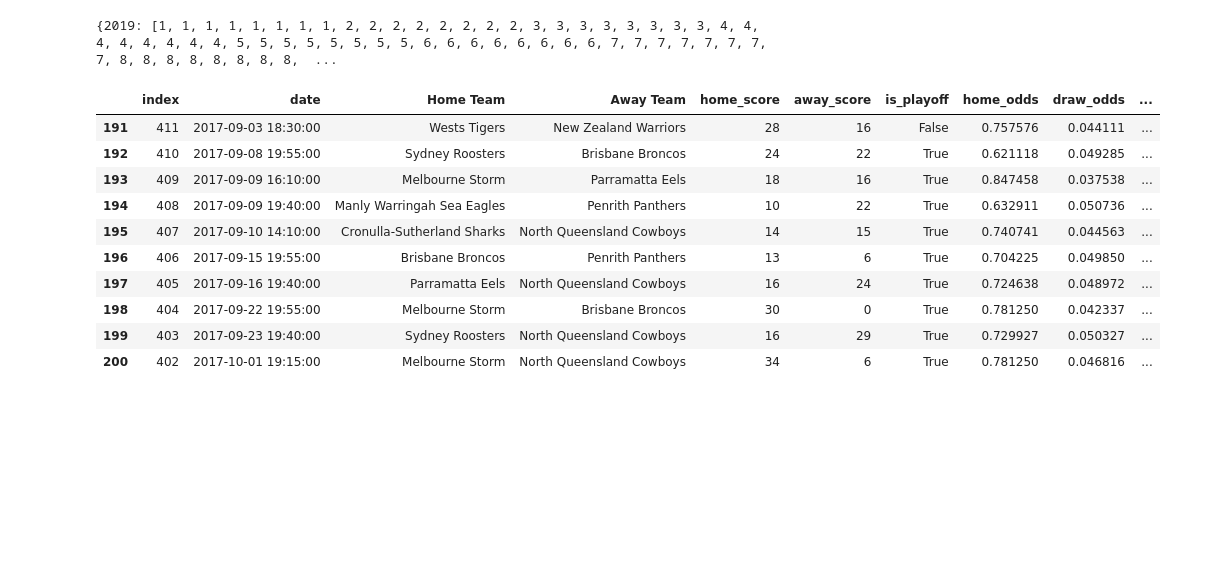
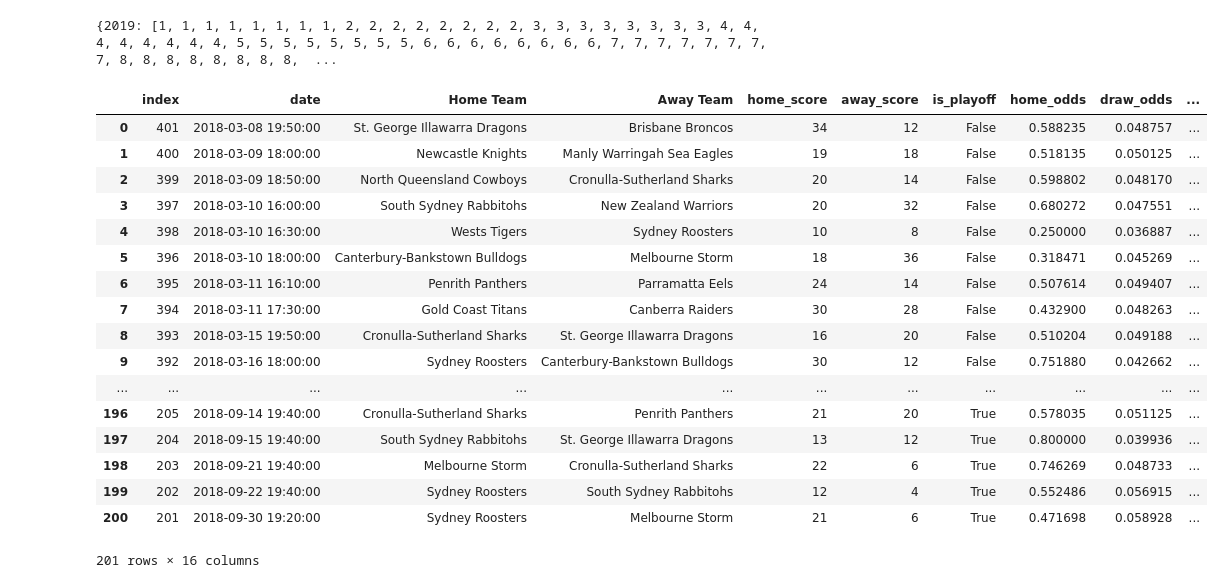
Before and after one commit to njpowers7915/NRL-match-data, a Jupyter notebook: scraping/scraper_py/matches_and_betting_data_2013-2020.ipynb, the cells around one changed output. Drawn from its saved outputs; the diff is of its cells as text; code cells hidden in the pictures; blank space fills up the shorter version.

```diff
--- a/scraping/scraper_py/matches_and_betting_data_2013-2020.ipynb
+++ b/scraping/scraper_py/matches_and_betting_data_2013-2020.ipynb
@@ -378,25 +378,32 @@ def create_url_column(match):
 # %%
 for year in matches_by_year.keys():
     year_df = matches_by_year[year]
     year_df['url'] = year_df.apply(lambda x: create_url_column(x), axis = 1)
 
-matches_by_year[2017].iloc[191:201]
+matches_by_year[2018]
 #iloc 192 - 195 = week 1
 #iloc 196 - 197 = week 2
 #iloc 198 - 199 = week 3
 #iloc 200 = grand final
 # %% [output]
 |  | index | date | Home Team | Away Team | home_score | away_score | is_playoff | home_odds | draw_odds | ... |
-| 191 | 411 | 2017-09-03 18:30:00 | Wests Tigers | New Zealand Warriors | 28 | 16 | False | 0.757576 | 0.044111 | ... |
-| 192 | 410 | 2017-09-08 19:55:00 | Sydney Roosters | Brisbane Broncos | 24 | 22 | True | 0.621118 | 0.049285 | ... |
-| 193 | 409 | 2017-09-09 16:10:00 | Melbourne Storm | Parramatta Eels | 18 | 16 | True | 0.847458 | 0.037538 | ... |
-| 194 | 408 | 2017-09-09 19:40:00 | Manly Warringah Sea Eagles | Penrith Panthers | 10 | 22 | True | 0.632911 | 0.050736 | ... |
-| 195 | 407 | 2017-09-10 14:10:00 | Cronulla-Sutherland Sharks | North Queensland Cowboys | 14 | 15 | True | 0.740741 | 0.044563 | ... |
-| 196 | 406 | 2017-09-15 19:55:00 | Brisbane Broncos | Penrith Panthers | 13 | 6 | True | 0.704225 | 0.049850 | ... |
-| 197 | 405 | 2017-09-16 19:40:00 | Parramatta Eels | North Queensland Cowboys | 16 | 24 | True | 0.724638 | 0.048972 | ... |
-| 198 | 404 | 2017-09-22 19:55:00 | Melbourne Storm | Brisbane Broncos | 30 | 0 | True | 0.781250 | 0.042337 | ... |
-| 199 | 403 | 2017-09-23 19:40:00 | Sydney Roosters | North Queensland Cowboys | 16 | 29 | True | 0.729927 | 0.050327 | ... |
-| 200 | 402 | 2017-10-01 19:15:00 | Melbourne Storm | North Queensland Cowboys | 34 | 6 | True | 0.781250 | 0.046816 | ... |
+| 0 | 401 | 2018-03-08 19:50:00 | St. George Illawarra Dragons | Brisbane Broncos | 34 | 12 | False | 0.588235 | 0.048757 | ... |
+| 1 | 400 | 2018-03-09 18:00:00 | Newcastle Knights | Manly Warringah Sea Eagles | 19 | 18 | False | 0.518135 | 0.050125 | ... |
+| 2 | 399 | 2018-03-09 18:50:00 | North Queensland Cowboys | Cronulla-Sutherland Sharks | 20 | 14 | False | 0.598802 | 0.048170 | ... |
+| 3 | 397 | 2018-03-10 16:00:00 | South Sydney Rabbitohs | New Zealand Warriors | 20 | 32 | False | 0.680272 | 0.047551 | ... |
+| 4 | 398 | 2018-03-10 16:30:00 | Wests Tigers | Sydney Roosters | 10 | 8 | False | 0.250000 | 0.036887 | ... |
+| 5 | 396 | 2018-03-10 18:00:00 | Canterbury-Bankstown Bulldogs | Melbourne Storm | 18 | 36 | False | 0.318471 | 0.045269 | ... |
+| 6 | 395 | 2018-03-11 16:10:00 | Penrith Panthers | Parramatta Eels | 24 | 14 | False | 0.507614 | 0.049407 | ... |
+| 7 | 394 | 2018-03-11 17:30:00 | Gold Coast Titans | Canberra Raiders | 30 | 28 | False | 0.432900 | 0.048263 | ... |
+| 8 | 393 | 2018-03-15 19:50:00 | Cronulla-Sutherland Sharks | St. George Illawarra Dragons | 16 | 20 | False | 0.510204 | 0.049188 | ... |
+| 9 | 392 | 2018-03-16 18:00:00 | Sydney Roosters | Canterbury-Bankstown Bulldogs | 30 | 12 | False | 0.751880 | 0.042662 | ... |
+| ... | ... | ... | ... | ... | ... | ... | ... | ... | ... | ... |
+| 196 | 205 | 2018-09-14 19:40:00 | Cronulla-Sutherland Sharks | Penrith Panthers | 21 | 20 | True | 0.578035 | 0.051125 | ... |
+| 197 | 204 | 2018-09-15 19:40:00 | South Sydney Rabbitohs | St. George Illawarra Dragons | 13 | 12 | True | 0.800000 | 0.039936 | ... |
+| 198 | 203 | 2018-09-21 19:40:00 | Melbourne Storm | Cronulla-Sutherland Sharks | 22 | 6 | True | 0.746269 | 0.048733 | ... |
+| 199 | 202 | 2018-09-22 19:40:00 | Sydney Roosters | South Sydney Rabbitohs | 12 | 4 | True | 0.552486 | 0.056915 | ... |
+| 200 | 201 | 2018-09-30 19:20:00 | Sydney Roosters | Melbourne Storm | 21 | 6 | True | 0.471698 | 0.058928 | ... |
+201 rows × 16 columns
 # %%
 find_match_id_sql ='''
     SELECT id
```
Also changed, not shown: parts of 4 cells of this notebook.
